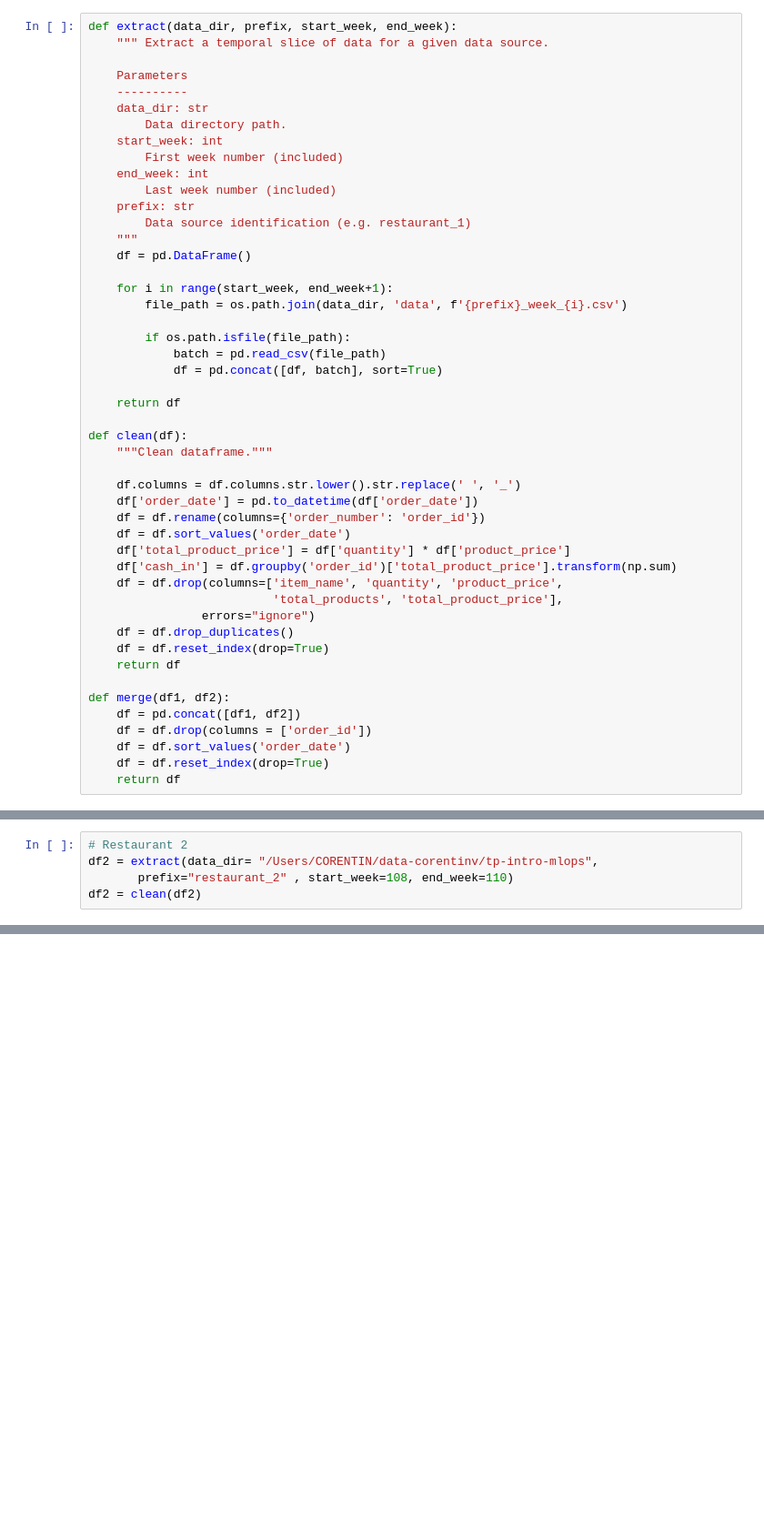
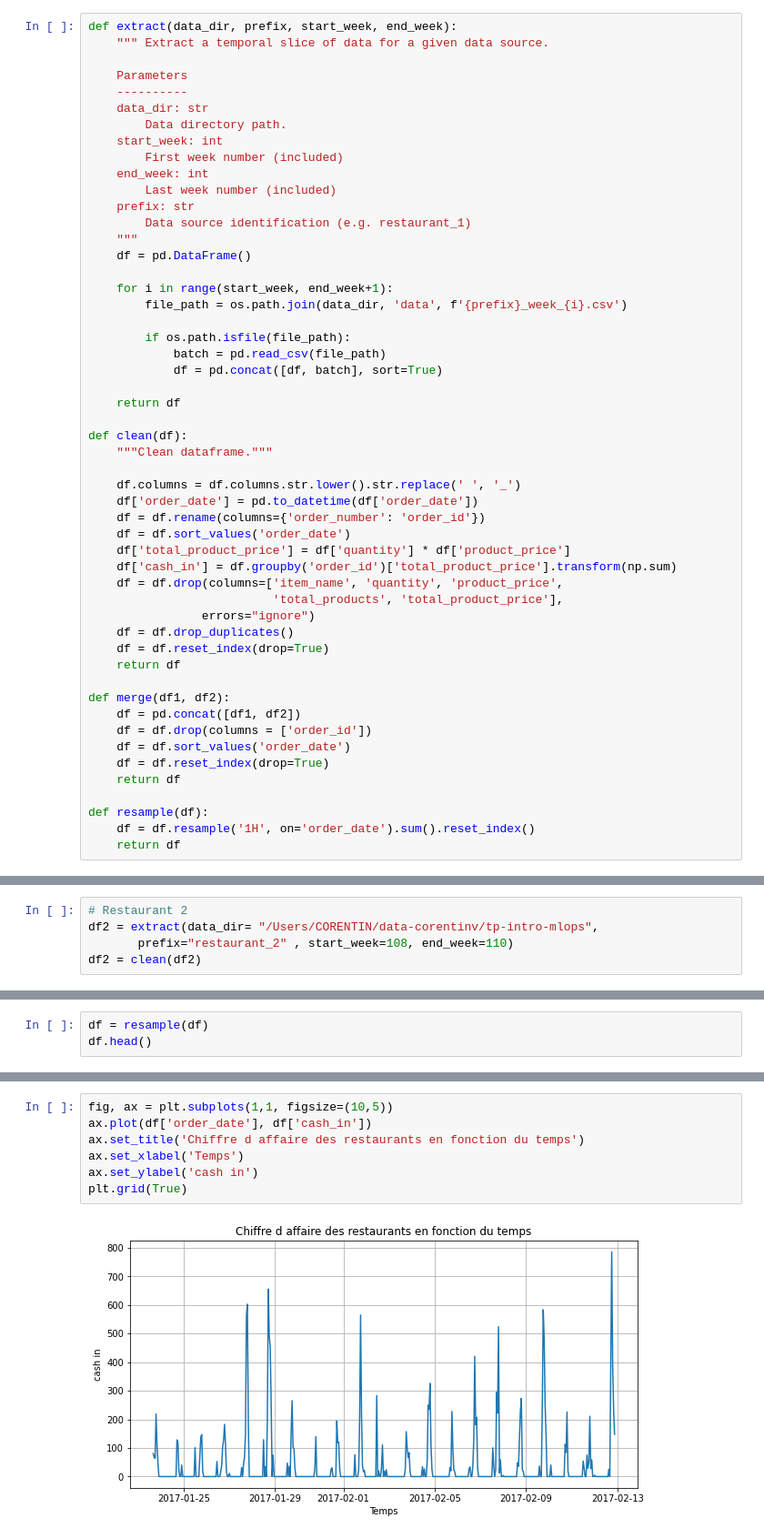
Before and after one commit to data-corentinv/tp-intro-mlops, a Jupyter notebook: notebook/Notebook TP1.ipynb, the cells around one changed output, grey strips where cells are left out. Shown: that part at 91% size. Saved outputs shown, nothing was run; the diff lists cells and outputs as text; blank space fills up the shorter version.

Commit message:
feat: add plot function

```diff
--- a/notebook/Notebook TP1.ipynb
+++ b/notebook/Notebook TP1.ipynb
@@ -50,6 +51,10 @@ def merge(df1, df2):
     df = df.sort_values('order_date')
     df = df.reset_index(drop=True)
     return df
+
+def resample(df):
+    df = df.resample('1H', on='order_date').sum().reset_index()
+    return df
 # %%
 # Restaurant 1
 df1 = extract(data_dir= "/Users/CORENTIN/data-corentinv/tp-intro-mlops",
@@ -73,0 +71,3 @@ resample
+# %%
+df = resample(df)
+df.head()
@@ -73,0 +81,9 @@ resample
+# %%
+fig, ax = plt.subplots(1,1, figsize=(10,5))
+ax.plot(df['order_date'], df['cash_in'])
+ax.set_title('Chiffre d affaire des restaurants en fonction du temps')
+ax.set_xlabel('Temps')
+ax.set_ylabel('cash in')
+plt.grid(True)
+# %% [output]
+[figure, added]
```
Also changed, not shown: parts of 4 cells of this notebook.
